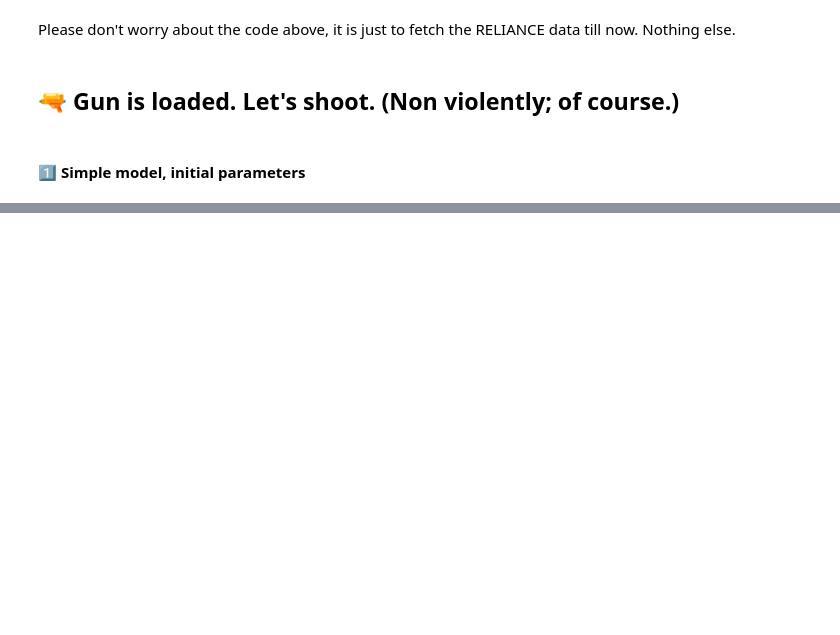
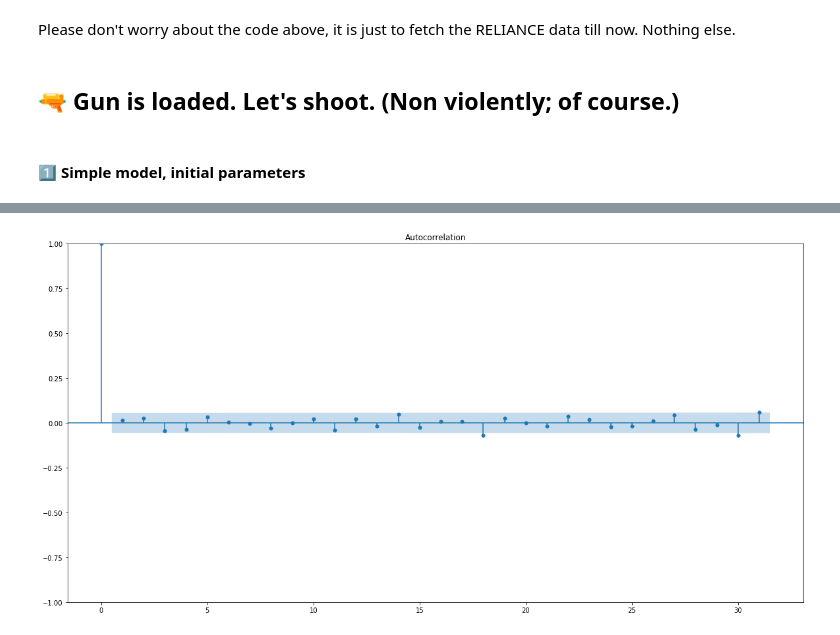
Before and after one commit to AayushSameerShah/TimeSeries-Forecasting, a Jupyter notebook: 3. ARIMA/11_ ARIMA on stock prices.ipynb, the cells around one changed output, grey strips where cells are left out. Drawn from its saved outputs; the diff is of its cells as text; code cells hidden in the pictures; blank space fills up the shorter version.

```diff
--- a/3. ARIMA/11_ ARIMA on stock prices.ipynb
+++ b/3. ARIMA/11_ ARIMA on stock prices.ipynb
@@ -84,0 +153,6 @@ Total fit time: 46.318 seconds
+# %%
+# checking the pacf/acf on the differenced data — which makes data stationary
+# that lets the acf/pacf to work properly on the stationary data
+plot_acf(data.diff().dropna());
+# %% [output]
+[figure, added]
```
Also changed, not shown: parts of 17 cells of this notebook, 1 other file.
